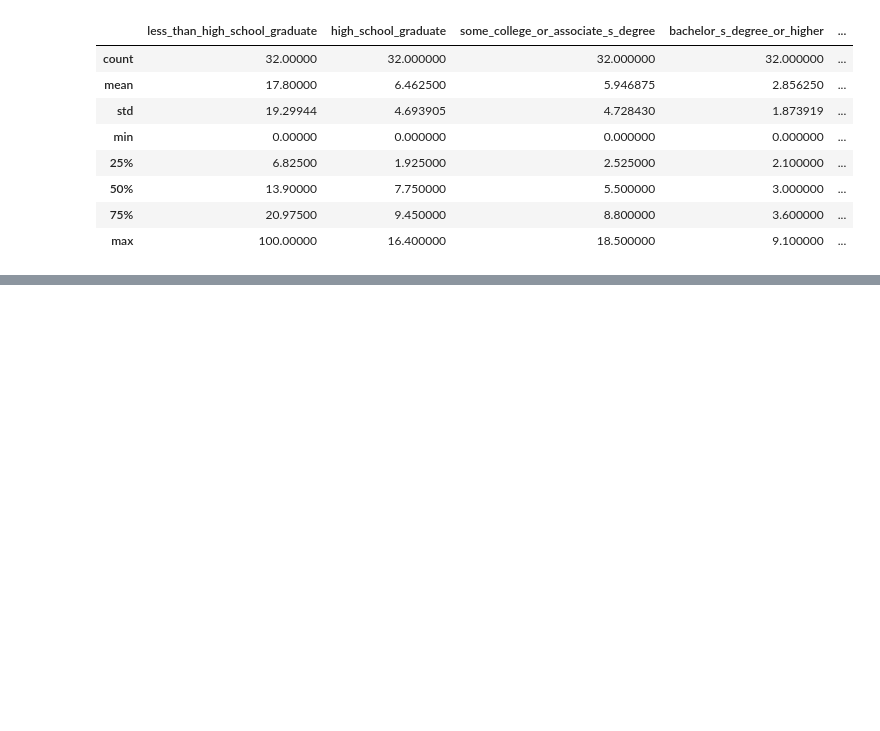
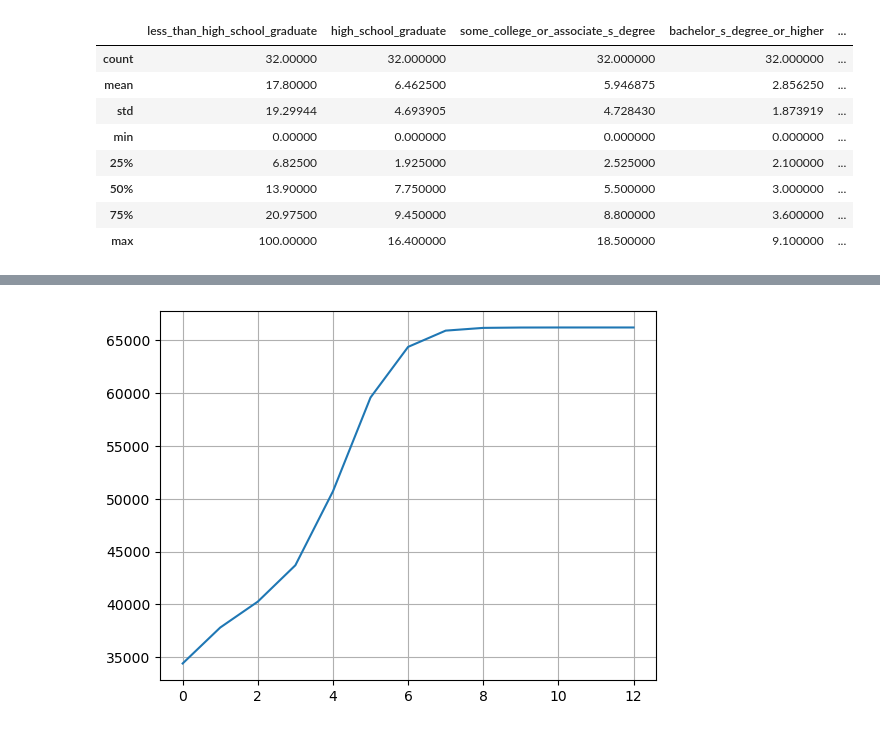
Before and after one commit to indibi/TensorAnomalyDetection, a Jupyter notebook: testbench/NYTaxiData.ipynb, the cells around one changed output, grey strips where cells are left out. Cells and saved outputs as stored; diff of their text form; code cells hidden in the pictures; blank space fills up the shorter version.

```diff
--- a/testbench/NYTaxiData.ipynb
+++ b/testbench/NYTaxiData.ipynb
@@ -21,0 +48,18 @@ df.describe()
+# %%
+rand_graph_params = {'dim': 4,'type': 'ba','g_params': 1}
+factor_graph_params = [rand_graph_params,rand_graph_params,rand_graph_params]
+kwargs = {
+        'factor_graph_params': factor_graph_params,
+        'product_type': 'cart'
+        }
+
+PG = ProductGraph(**kwargs)
+PG2 = ProductGraph(**kwargs)
+GP = GraphProcess(Graph=PG, filter_type='Heat',filter_parameters=2)
+GP2 = GraphProcess(Graph=PG2, filter_type='Heat',filter_parameters=2)
+# %%
+signal = GP.gen_signal(100,0)
+Xs = signal['X']
+anomaly = GP2.gen_signal(5,0)
+Zs = [anomaly[...,i] for i in range(anomaly.shape[3])]
+Sn = [Xs[...,i] for i in range(Xs.shape[3])] + [anomaly[...,i] for i in range(anomaly.shape[3])]
@@ -21,0 +86,2 @@ df.describe()
+# %%
+o, o_l=  tensor_outlying_function(Sn[5], Sn, maxit=100, err_tol=1e-1, v=2, seed=10, return_Us=False)
@@ -21,0 +106,11 @@ df.describe()
+# %%
+izelim = 7
+fig, axe = plt.subplots(1,1)
+axe.plot(o_l)
+# axe.vlines(0,ymin=-sizelim,ymax=sizelim,colors='k')
+# axe.hlines(0,xmin=-sizelim,xmax=sizelim,colors='k')
+# axe.set_xlim(-sizelim,sizelim)
+# axe.set_ylim(-sizelim,sizelim)
+axe.grid()
+# %% [output]
+[figure, added]
```
Also changed, not shown: parts of 5 cells of this notebook, 14 other files.
